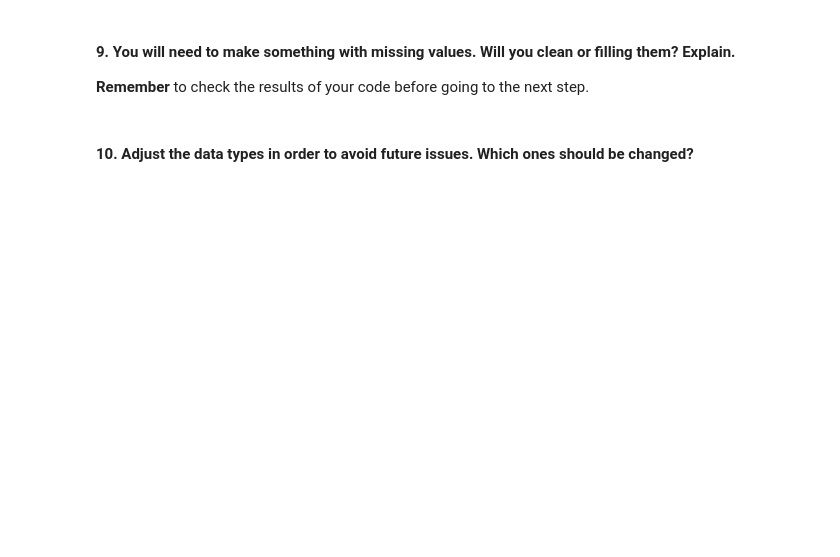
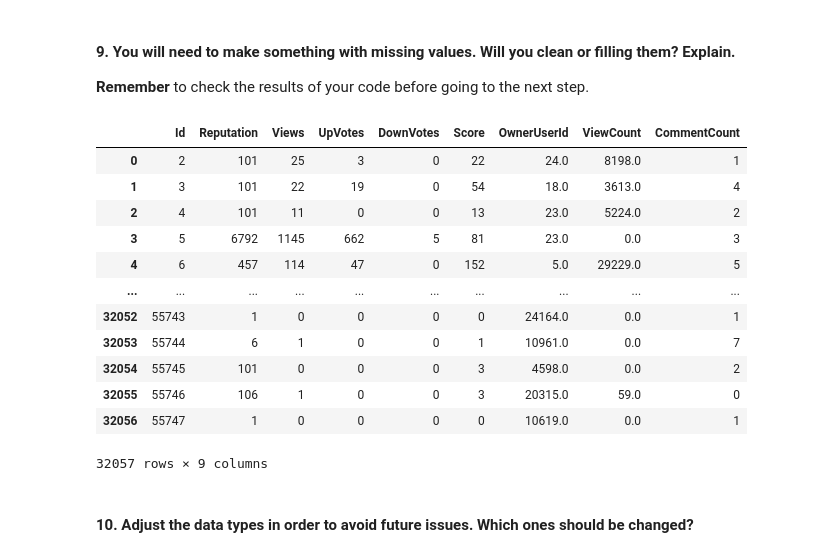
Before and after one commit to ta-data-bcn/lab-data-cleaning, a Jupyter notebook: your-code/main.ipynb, the cells around one changed output. Saved outputs shown, nothing was run; the diff lists cells and outputs as text; code cells hidden in the pictures; blank space fills up the shorter version.

Commit message:
Commiting data cleaning lab

```diff
--- a/your-code/main.ipynb
+++ b/your-code/main.ipynb
@@ -22,5 +174,23 @@ You will need to make a [merge](https://pandas.pydata.org/pandas-docs/stable/gen
 # %% [markdown]
 #### 9. You will need to make something with missing values.  Will you clean or filling them? Explain.
 **Remember** to check the results of your code before going to the next step.
+# %%
+#I would drop rows with  missing Id number because it's not useful data, and fill the missing ViewCount values by 0.
+dataframe['ViewCount'] = dataframe['ViewCount'].replace(np.nan, 0)
+dataframe
+# %% [output]
+|  | Id | Reputation | Views | UpVotes | DownVotes | Score | OwnerUserId | ViewCount | CommentCount |
+| 0 | 2 | 101 | 25 | 3 | 0 | 22 | 24.0 | 8198.0 | 1 |
+| 1 | 3 | 101 | 22 | 19 | 0 | 54 | 18.0 | 3613.0 | 4 |
+| 2 | 4 | 101 | 11 | 0 | 0 | 13 | 23.0 | 5224.0 | 2 |
+| 3 | 5 | 6792 | 1145 | 662 | 5 | 81 | 23.0 | 0.0 | 3 |
+| 4 | 6 | 457 | 114 | 47 | 0 | 152 | 5.0 | 29229.0 | 5 |
+| ... | ... | ... | ... | ... | ... | ... | ... | ... | ... |
+| 32052 | 55743 | 1 | 0 | 0 | 0 | 0 | 24164.0 | 0.0 | 1 |
+| 32053 | 55744 | 6 | 1 | 0 | 0 | 1 | 10961.0 | 0.0 | 7 |
+| 32054 | 55745 | 101 | 0 | 0 | 0 | 3 | 4598.0 | 0.0 | 2 |
+| 32055 | 55746 | 106 | 1 | 0 | 0 | 3 | 20315.0 | 59.0 | 0 |
+| 32056 | 55747 | 1 | 0 | 0 | 0 | 0 | 10619.0 | 0.0 | 1 |
+32057 rows × 9 columns
 # %% [markdown]
 #### 10. Adjust the data types in order to avoid future issues. Which ones should be changed?
```
Also changed, not shown: parts of 21 cells of this notebook.
